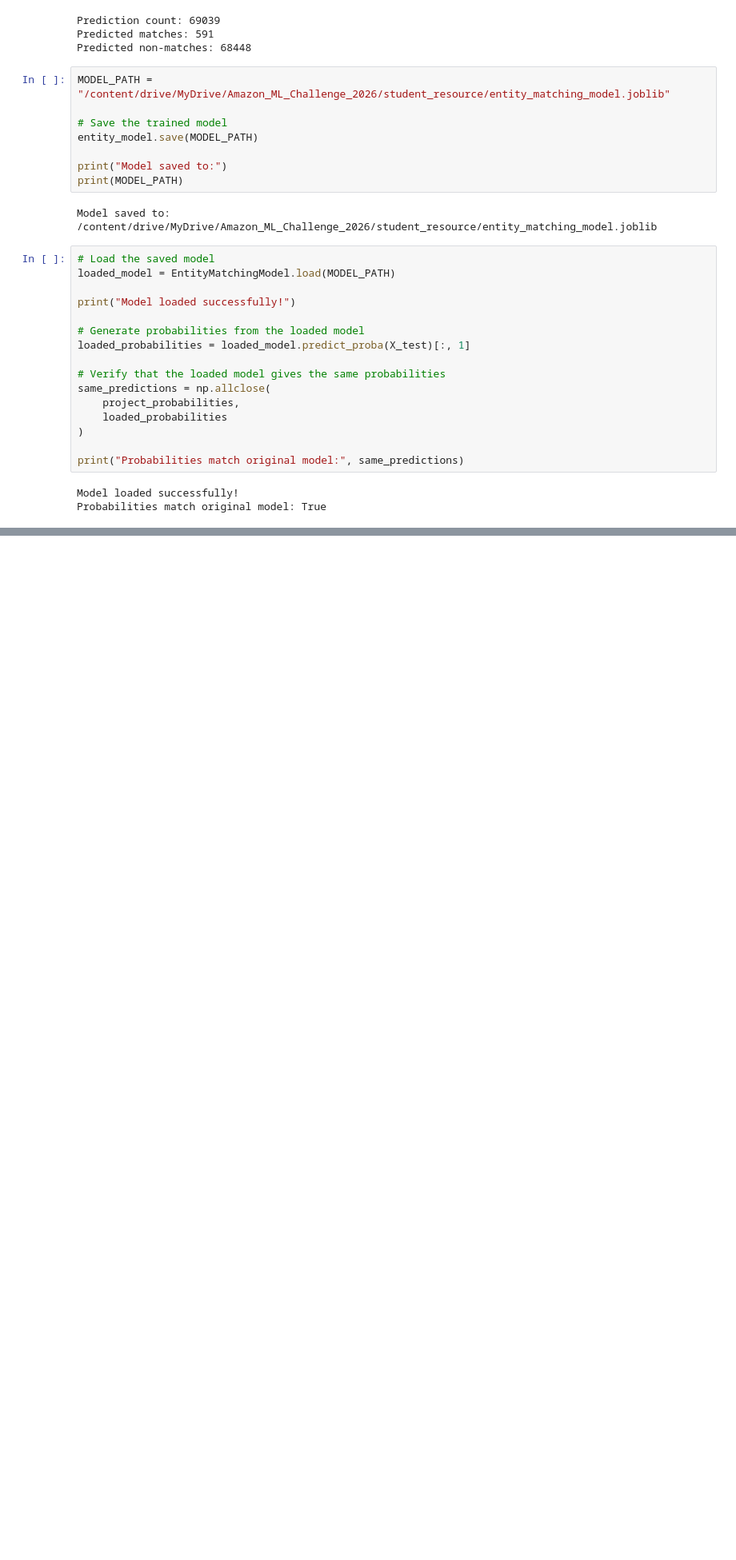
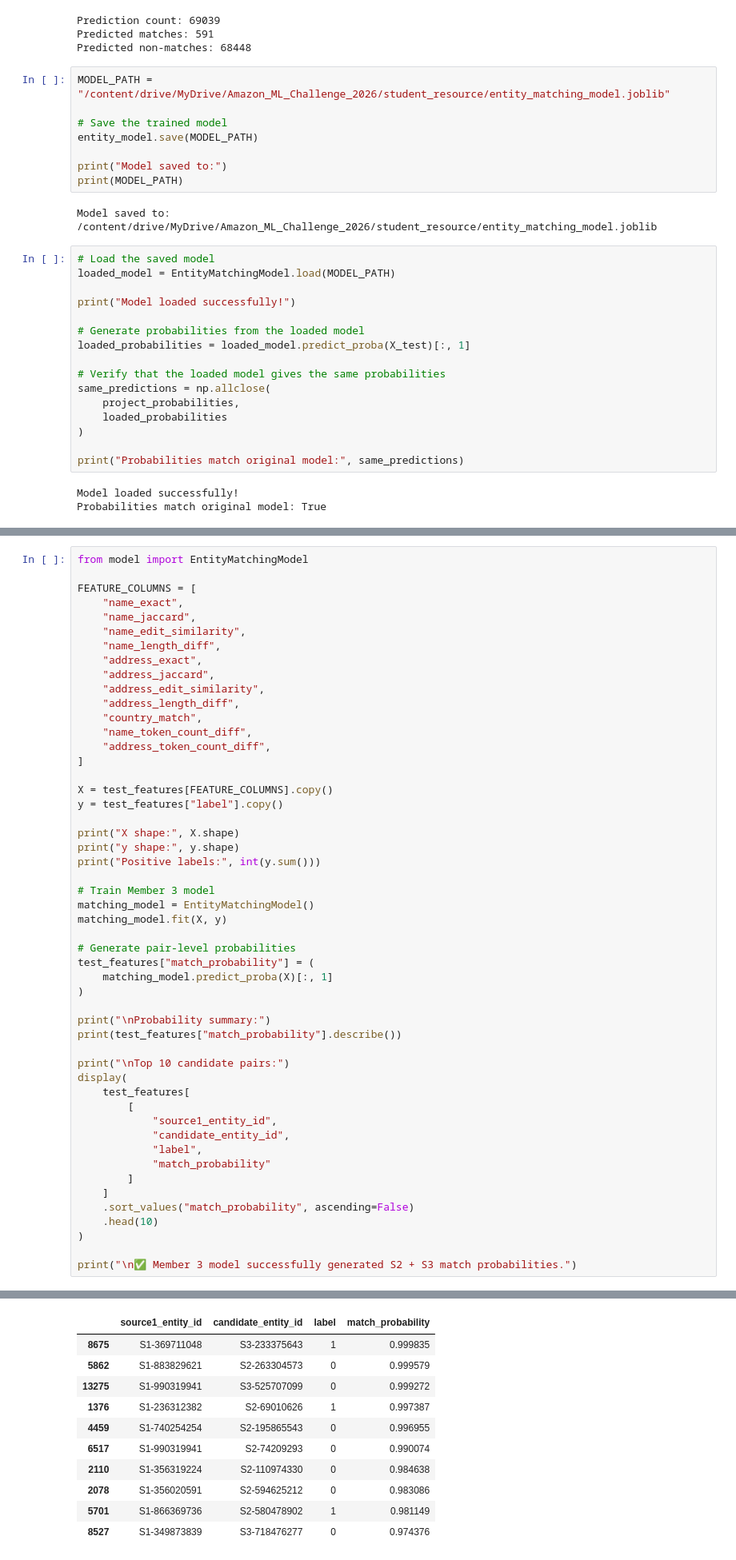
Before and after one commit to niharikagadhiraju12-boop/DataFlux, a Jupyter notebook: notebooks/04_model.ipynb, the cells around one changed output, grey strips where cells are left out. Shown at 80% size. Saved outputs shown, nothing was run; the diff lists cells and outputs as text; blank space fills up the shorter version.

```diff
--- a/notebooks/04_model.ipynb
+++ b/notebooks/04_model.ipynb
@@ -1016,0 +1547,52 @@ Probabilities match original model: True
+# %%
+from model import EntityMatchingModel
+
+FEATURE_COLUMNS = [
+    "name_exact",
+    "name_jaccard",
+    "name_edit_similarity",
+    "name_length_diff",
+    "address_exact",
+    "address_jaccard",
+    "address_edit_similarity",
+    "address_length_diff",
+    "country_match",
+    "name_token_count_diff",
+    "address_token_count_diff",
+]
+
+X = test_features[FEATURE_COLUMNS].copy()
+y = test_features["label"].copy()
+
+print("X shape:", X.shape)
+print("y shape:", y.shape)
+print("Positive labels:", int(y.sum()))
+
+# Train Member 3 model
+matching_model = EntityMatchingModel()
+matching_model.fit(X, y)
+
+# Generate pair-level probabilities
+test_features["match_probability"] = (
+    matching_model.predict_proba(X)[:, 1]
+)
+
+print("\nProbability summary:")
+print(test_features["match_probability"].describe())
+
+print("\nTop 10 candidate pairs:")
+display(
+    test_features[
+        [
+            "source1_entity_id",
+            "candidate_entity_id",
+            "label",
+            "match_probability"
+        ]
+    ]
+    .sort_values("match_probability", ascending=False)
+    .head(10)
+)
+
+print("\n✅ Member 3 model successfully generated S2 + S3 match probabilities.")
+# %% [output]
@@ -1016,0 +1615,11 @@ Probabilities match original model: True
+|  | source1_entity_id | candidate_entity_id | label | match_probability |
+| 8675 | S1-369711048 | S3-233375643 | 1 | 0.999835 |
+| 5862 | S1-883829621 | S2-263304573 | 0 | 0.999579 |
+| 13275 | S1-990319941 | S3-525707099 | 0 | 0.999272 |
+| 1376 | S1-236312382 | S2-69010626 | 1 | 0.997387 |
+| 4459 | S1-740254254 | S2-195865543 | 0 | 0.996955 |
+| 6517 | S1-990319941 | S2-74209293 | 0 | 0.990074 |
+| 2110 | S1-356319224 | S2-110974330 | 0 | 0.984638 |
+| 2078 | S1-356020591 | S2-594625212 | 0 | 0.983086 |
+| 5701 | S1-866369736 | S2-580478902 | 1 | 0.981149 |
+| 8527 | S1-349873839 | S3-718476277 | 0 | 0.974376 |
```
Also changed, not shown: parts of 46 cells of this notebook.
